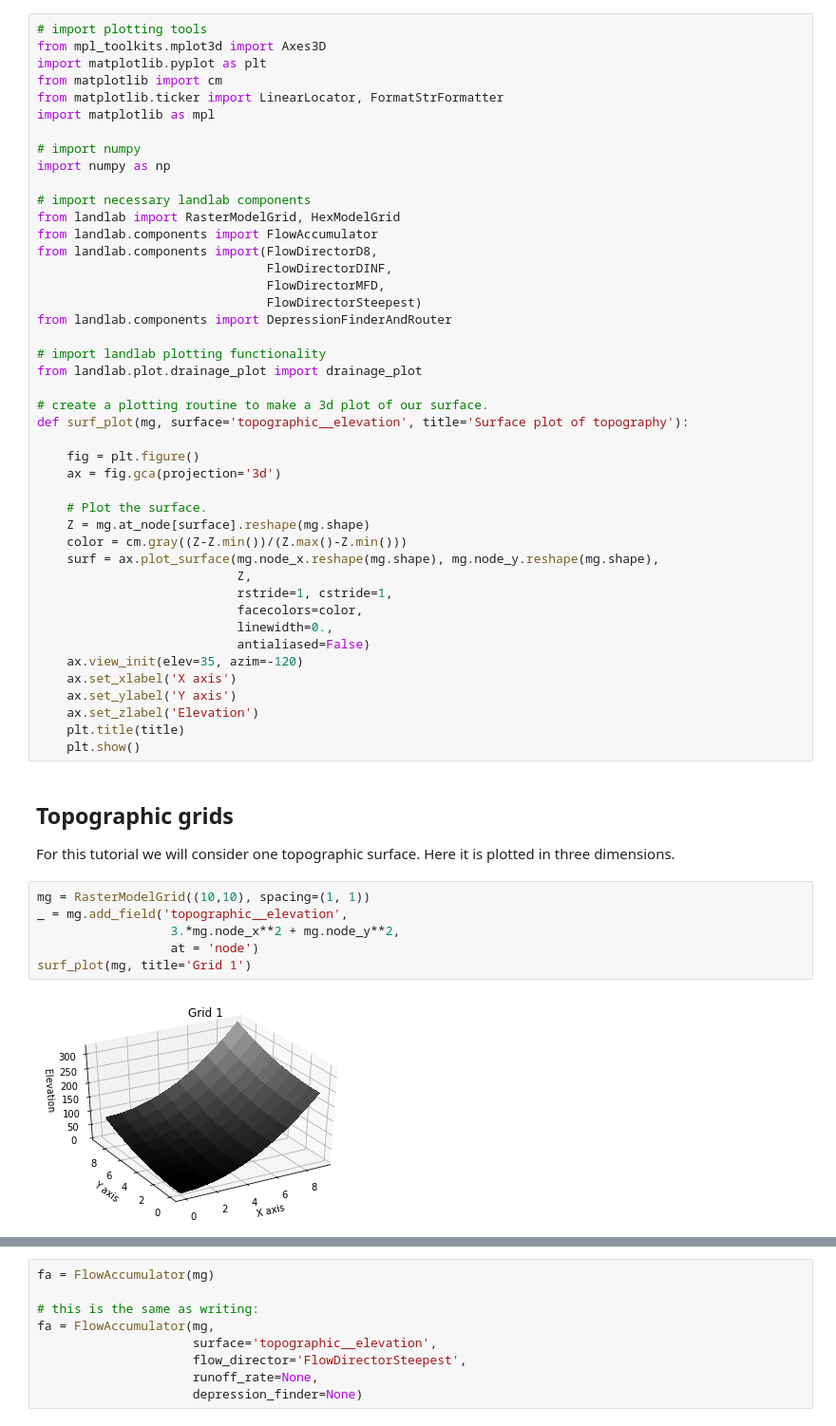
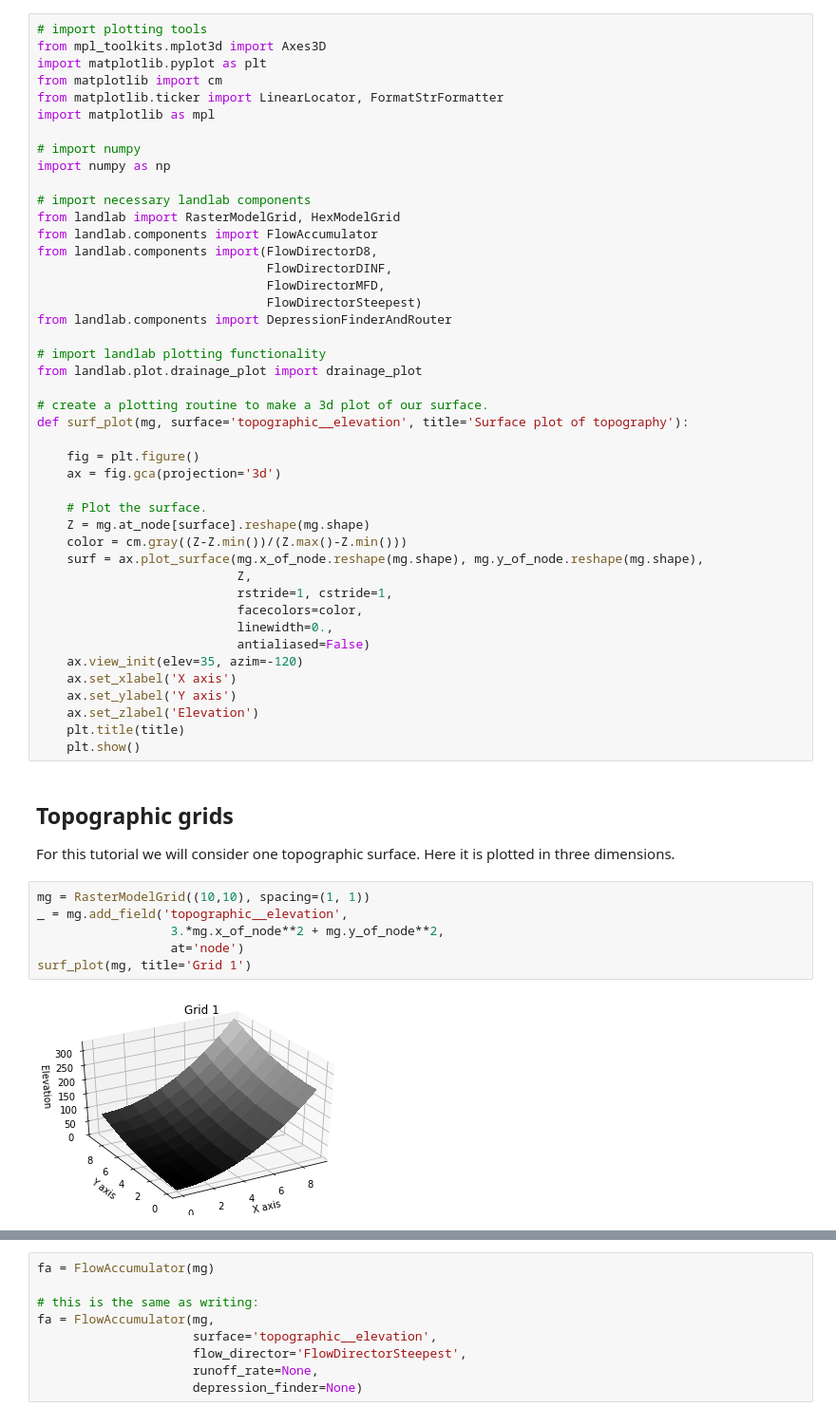
Before and after one commit to landlab/tutorials, a Jupyter notebook: flow_direction_and_accumulation/the_FlowAccumulator.ipynb, the cells around one changed output, grey strips where cells are left out. Shown: that part at 95% size. Cells and saved outputs as stored; diff of their text form.

```diff
--- a/flow_direction_and_accumulation/the_FlowAccumulator.ipynb
+++ b/flow_direction_and_accumulation/the_FlowAccumulator.ipynb
@@ -44,7 +44,7 @@ def surf_plot(mg, surface='topographic__elevation', title='Surface plot of topog
     # Plot the surface.
     Z = mg.at_node[surface].reshape(mg.shape)
     color = cm.gray((Z-Z.min())/(Z.max()-Z.min()))
-    surf = ax.plot_surface(mg.node_x.reshape(mg.shape), mg.node_y.reshape(mg.shape),
+    surf = ax.plot_surface(mg.x_of_node.reshape(mg.shape), mg.y_of_node.reshape(mg.shape),
                            Z,
                            rstride=1, cstride=1,
                            facecolors=color,
@@ -63,11 +63,11 @@ For this tutorial we will consider one topographic surface. Here it is plotted i
 # %%
 mg = RasterModelGrid((10,10), spacing=(1, 1))
 _ = mg.add_field('topographic__elevation',
-                  3.*mg.node_x**2 + mg.node_y**2,
-                  at = 'node')
+                  3.*mg.x_of_node**2 + mg.y_of_node**2,
+                  at='node')
 surf_plot(mg, title='Grid 1')
 # %% [output]
-[figure, old version]
+[figure, new version]
 # %% [markdown]
 ## Initalizing and running the FlowAccumulator
 
```
Also changed, not shown: parts of 13 cells of this notebook.
